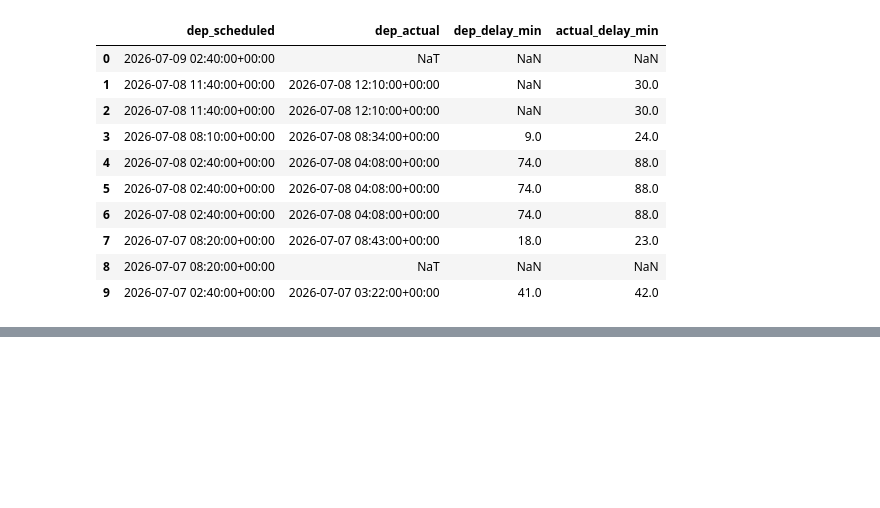
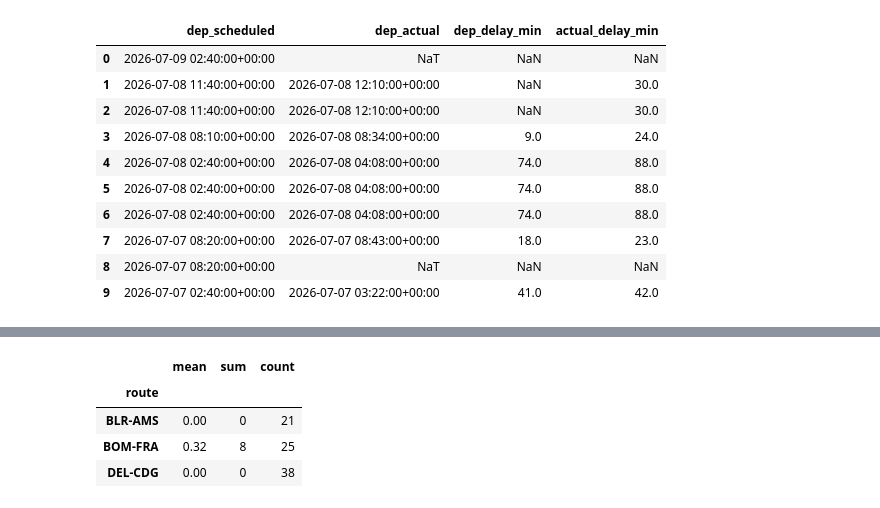
Before and after one commit to khushi1215/RouteWatch, a Jupyter notebook: explore.ipynb, the cells around one changed output, grey strips where cells are left out. Saved outputs shown, nothing was run; the diff lists cells and outputs as text; code cells hidden in the pictures; blank space fills up the shorter version.

```diff
--- a/explore.ipynb
+++ b/explore.ipynb
@@ -163,0 +316,10 @@ data['data'][0]['flight']
+# %%
+complete_flights['is_delayed'] = complete_flights['actual_arr_delay_min'] >= 15
+
+complete_flights.groupby('route')['is_delayed'].agg(['mean', 'sum', 'count'])
+# %% [output]
+|  | mean | sum | count |
+| route |  |  |  |
+| BLR-AMS | 0.00 | 0 | 21 |
+| BOM-FRA | 0.32 | 8 | 25 |
+| DEL-CDG | 0.00 | 0 | 38 |
```
Also changed, not shown: parts of 23 cells of this notebook, 1 other file.
